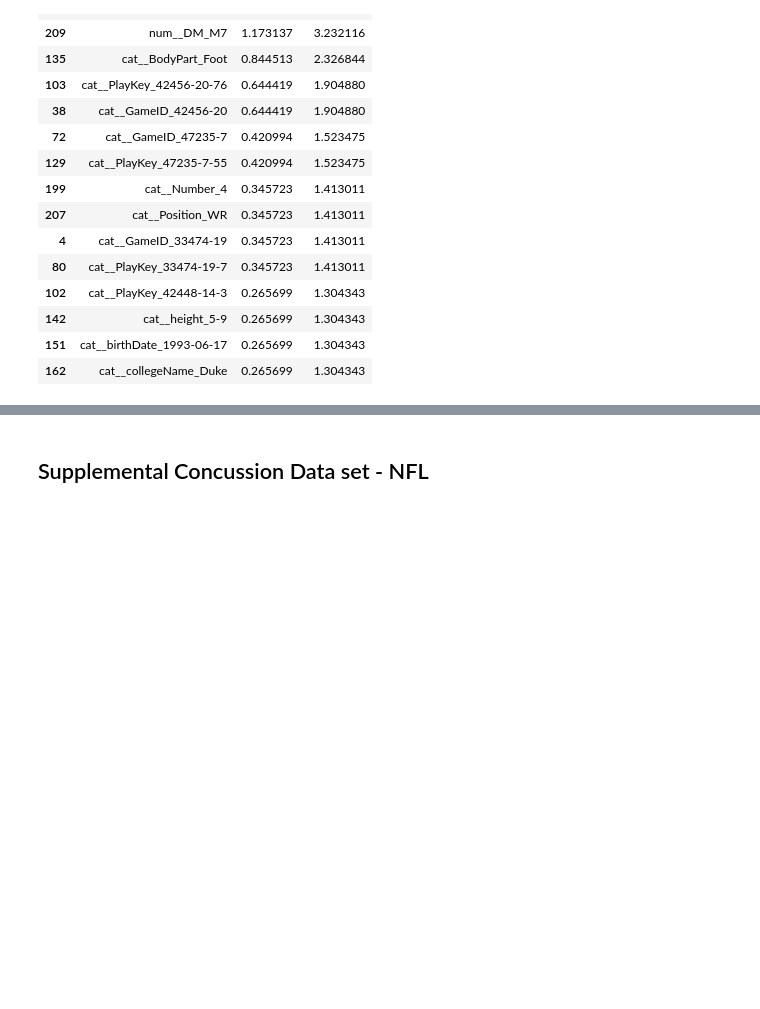
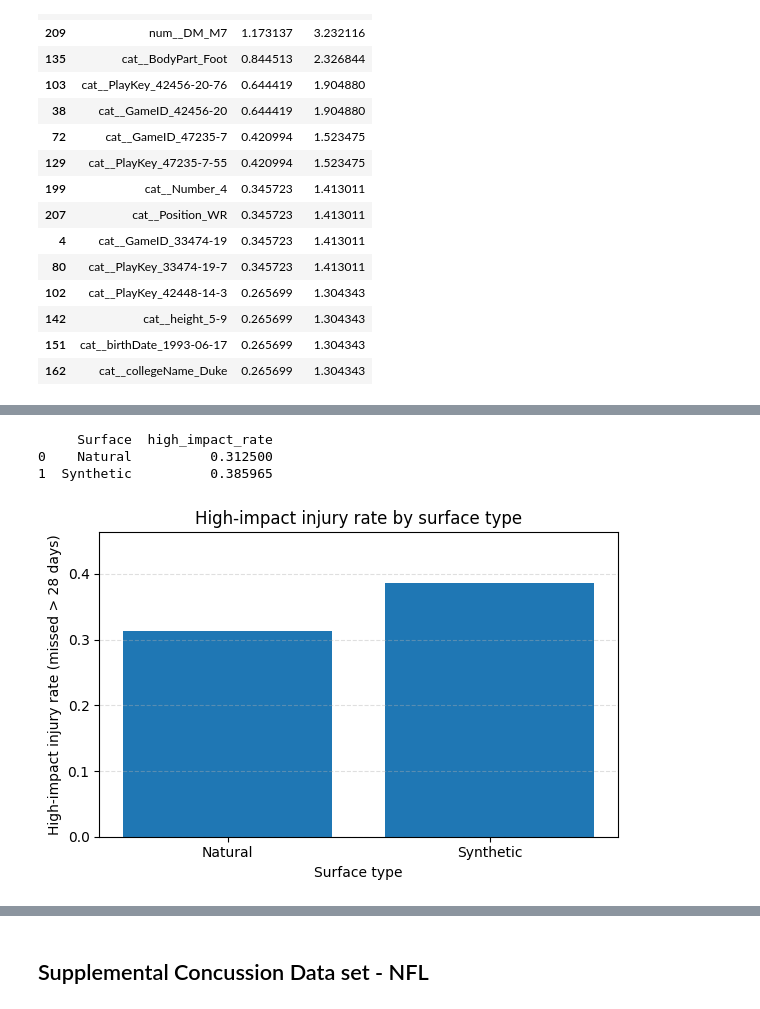
Before and after one commit to kkatoa/NFL-Milestone, a Jupyter notebook: Milestone_NFL.ipynb, the cells around one changed output, grey strips where cells are left out. Saved outputs shown, nothing was run; the diff lists cells and outputs as text; code cells hidden in the pictures; blank space fills up the shorter version.

```diff
--- a/Milestone_NFL.ipynb
+++ b/Milestone_NFL.ipynb
@@ -777,0 +883,46 @@ coef_df.head(15)
+# %%
+import pandas as pd
+import matplotlib.pyplot as plt
+
+# 1. Define "high impact" as missed > 28 days (DM_M28 > 0)
+injury["high_impact"] = injury["DM_M28"].fillna(0) > 0
+
+# 2. Drop rows where Surface is missing
+injury_clean = injury.dropna(subset=["Surface"])
+
+# 3. Group by surface and compute rate of high-impact injuries
+surface_risk = (
+    injury_clean
+    .groupby("Surface")["high_impact"]
+    .mean()
+    .reset_index()
+    .rename(columns={"high_impact": "high_impact_rate"})
+)
+
+print(surface_risk)
+# %% [output]
+     Surface  high_impact_rate
+0    Natural          0.312500
+1  Synthetic          0.385965
+# %%
+plt.figure(figsize=(6, 4))
+plt.bar(surface_risk["Surface"], surface_risk["high_impact_rate"])
+
+plt.xlabel("Surface type")
+plt.ylabel("High-impact injury rate (missed > 28 days)")
+plt.title("High-impact injury rate by surface type")
+
+# Safely set y-limits
+max_rate = surface_risk["high_impact_rate"].max()
+
+if pd.isna(max_rate) or max_rate == 0:
+    # Fallback if everything is NaN or 0
+    plt.ylim(0, 1)
+else:
+    plt.ylim(0, max_rate * 1.2)
+
+plt.grid(axis='y', linestyle='--', alpha=0.4)
+plt.tight_layout()
+plt.show()
+# %% [output]
+[figure, added]
```
Also changed, not shown: parts of 11 cells of this notebook.
